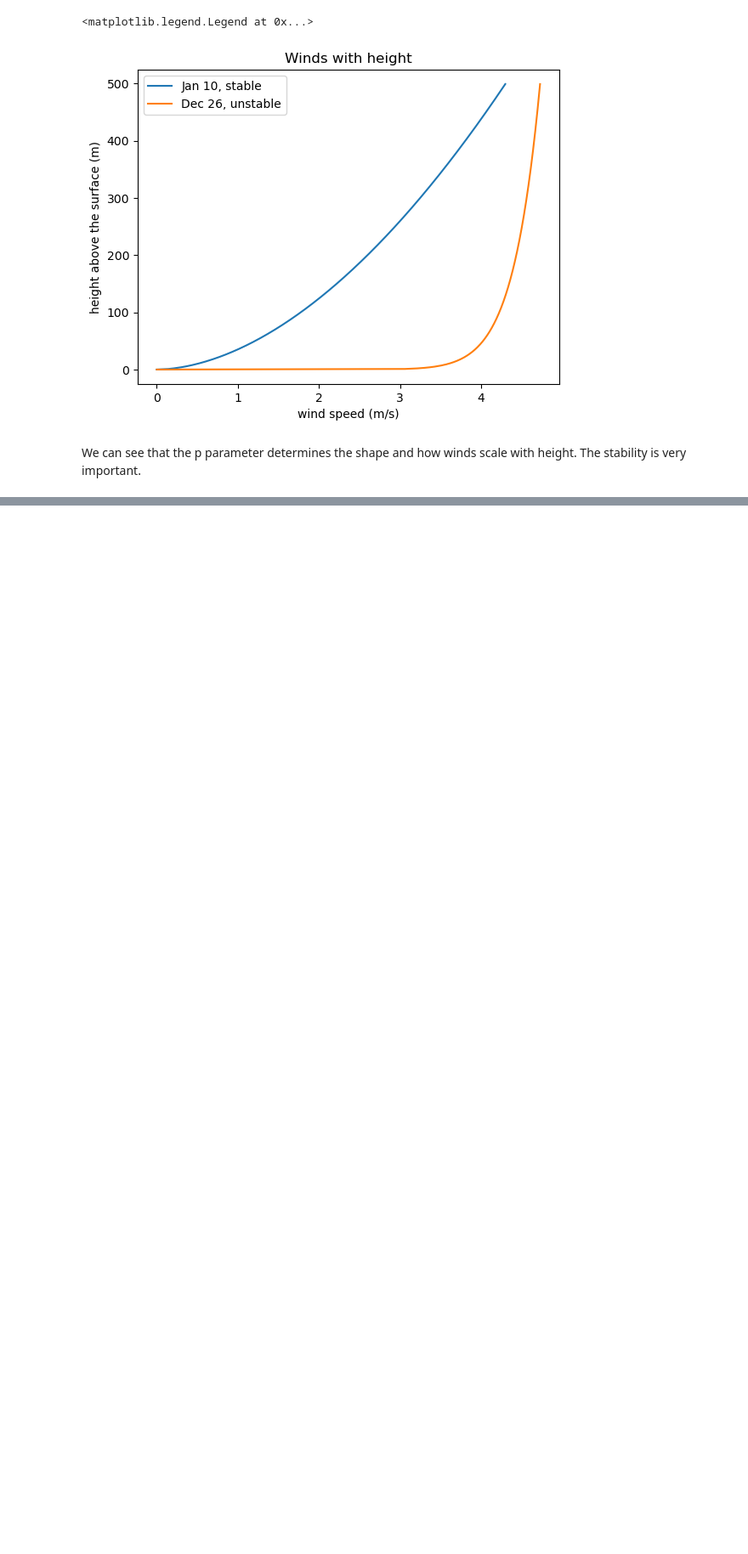
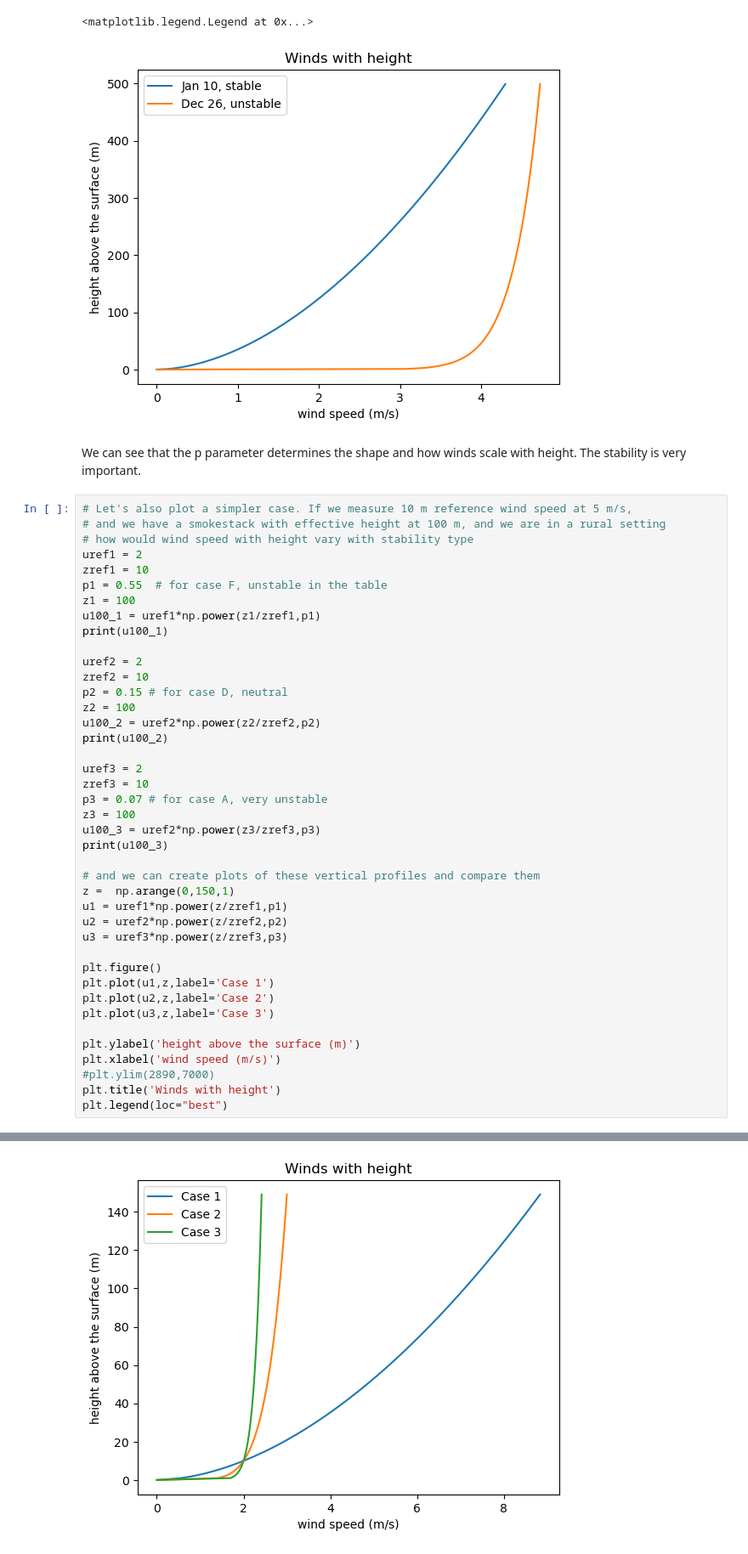
Before and after one commit to jessicalundquist/Fluid_Flows, a Jupyter notebook: book/modules/module3/lab3-2.ipynb, the cells around one changed output, grey strips where cells are left out. Shown at 85% size. Drawn from its saved outputs; the diff is of its cells as text; blank space fills up the shorter version.

```diff
--- a/book/modules/module3/lab3-2.ipynb
+++ b/book/modules/module3/lab3-2.ipynb
@@ -131,3 +131,45 @@ plt.legend(loc="best")
 [figure]
 # %% [markdown]
 We can see that the p parameter determines the shape and how winds scale with height.  The stability is very important.
+# %%
+# Let's also plot a simpler case. If we measure 10 m reference wind speed at 5 m/s,
+# and we have a smokestack with effective height at 100 m, and we are in a rural setting
+# how would wind speed with height vary with stability type
+uref1 = 2
+zref1 = 10
+p1 = 0.55  # for case F, unstable in the table
+z1 = 100
+u100_1 = uref1*np.power(z1/zref1,p1)
+print(u100_1)
+
+uref2 = 2
+zref2 = 10
+p2 = 0.15 # for case D, neutral
+z2 = 100
+u100_2 = uref2*np.power(z2/zref2,p2)
+print(u100_2)
+
+uref3 = 2
+zref3 = 10
+p3 = 0.07 # for case A, very unstable
+z3 = 100
+u100_3 = uref2*np.power(z3/zref3,p3)
+print(u100_3)
+
+# and we can create plots of these vertical profiles and compare them
+z =  np.arange(0,150,1)
+u1 = uref1*np.power(z/zref1,p1)
+u2 = uref2*np.power(z/zref2,p2)
+u3 = uref3*np.power(z/zref3,p3)
+
+plt.figure()
+plt.plot(u1,z,label='Case 1')
+plt.plot(u2,z,label='Case 2')
+plt.plot(u3,z,label='Case 3')
+
+plt.ylabel('height above the surface (m)')
+plt.xlabel('wind speed (m/s)')
+#plt.ylim(2890,7000)
+plt.title('Winds with height')
+plt.legend(loc="best")
+# %% [output]
@@ -133,0 +180 @@ We can see that the p parameter determines the shape and how winds scale with he
+[figure, added]
```
Also changed, not shown: parts of 2 cells of this notebook, 8 other files.
